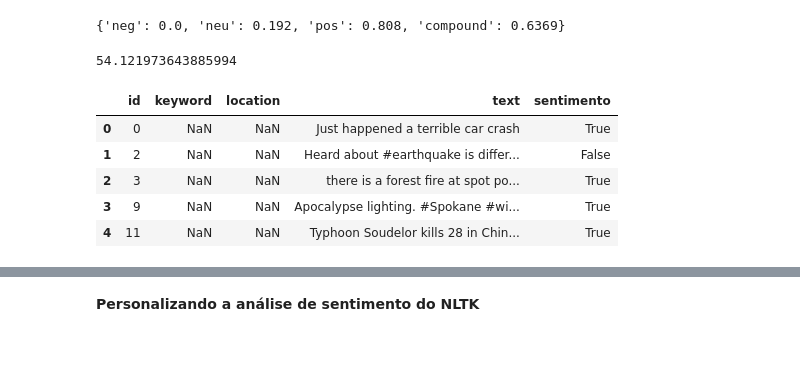
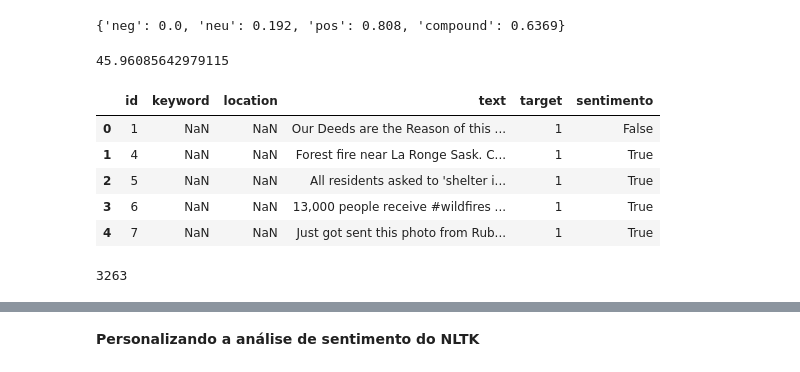
Before and after one commit to YasminForestti/Tweets-2022, a Jupyter notebook: ProcessamentodeLinguagemNatural.ipynb, the cells around one changed output, grey strips where cells are left out. Cells and saved outputs as stored; diff of their text form; code cells hidden in the pictures.

```diff
--- a/ProcessamentodeLinguagemNatural.ipynb
+++ b/ProcessamentodeLinguagemNatural.ipynb
@@ -41,7 +42,7 @@ train_df[train_df["target"] == 1]["text"].values[1]
 # %% [output]
 'Forest fire near La Ronge Sask. Canada'
 # %%
-tweets = test_df['text'].tolist()
+tweets = train_df['text'].tolist()
 # %% [markdown]
 **Analizador de sentimentos pré-treinado do NLTK (VADER)**
 # %%
@@ -78,8 +79,8 @@ for tweet in tweets:
 # %%
 print(correct*100 / len(tweets))
 # %% [output]
-54.121973643885994
+45.96085642979115
 # %%
 import operator
 # %%
-test_df['sentimento'] = list(map(operator.not_, sentimento))
+train_df['sentimento'] = list(map(operator.not_, sentimento))
@@ -88,9 +87,15 @@ test_df_sentimento = test_df
+# %%
+train_df_sentimento = train_df
 # %%
-test_df_sentimento.head()
+train_df_sentimento.head()
 # %% [output]
-|  | id | keyword | location | text | sentimento |
-| 0 | 0 | NaN | NaN | Just happened a terrible car crash | True |
-| 1 | 2 | NaN | NaN | Heard about #earthquake is differ... | False |
-| 2 | 3 | NaN | NaN | there is a forest fire at spot po... | True |
-| 3 | 9 | NaN | NaN | Apocalypse lighting. #Spokane #wi... | True |
-| 4 | 11 | NaN | NaN | Typhoon Soudelor kills 28 in Chin... | True |
+|  | id | keyword | location | text | target | sentimento |
+| 0 | 1 | NaN | NaN | Our Deeds are the Reason of this ... | 1 | False |
+| 1 | 4 | NaN | NaN | Forest fire near La Ronge Sask. C... | 1 | True |
+| 2 | 5 | NaN | NaN | All residents asked to 'shelter i... | 1 | True |
+| 3 | 6 | NaN | NaN | 13,000 people receive #wildfires ... | 1 | True |
+| 4 | 7 | NaN | NaN | Just got sent this photo from Rub... | 1 | True |
+# %%
+len(train_df)
+# %% [output]
+3263
```
Also changed, not shown: parts of 16 cells of this notebook.
